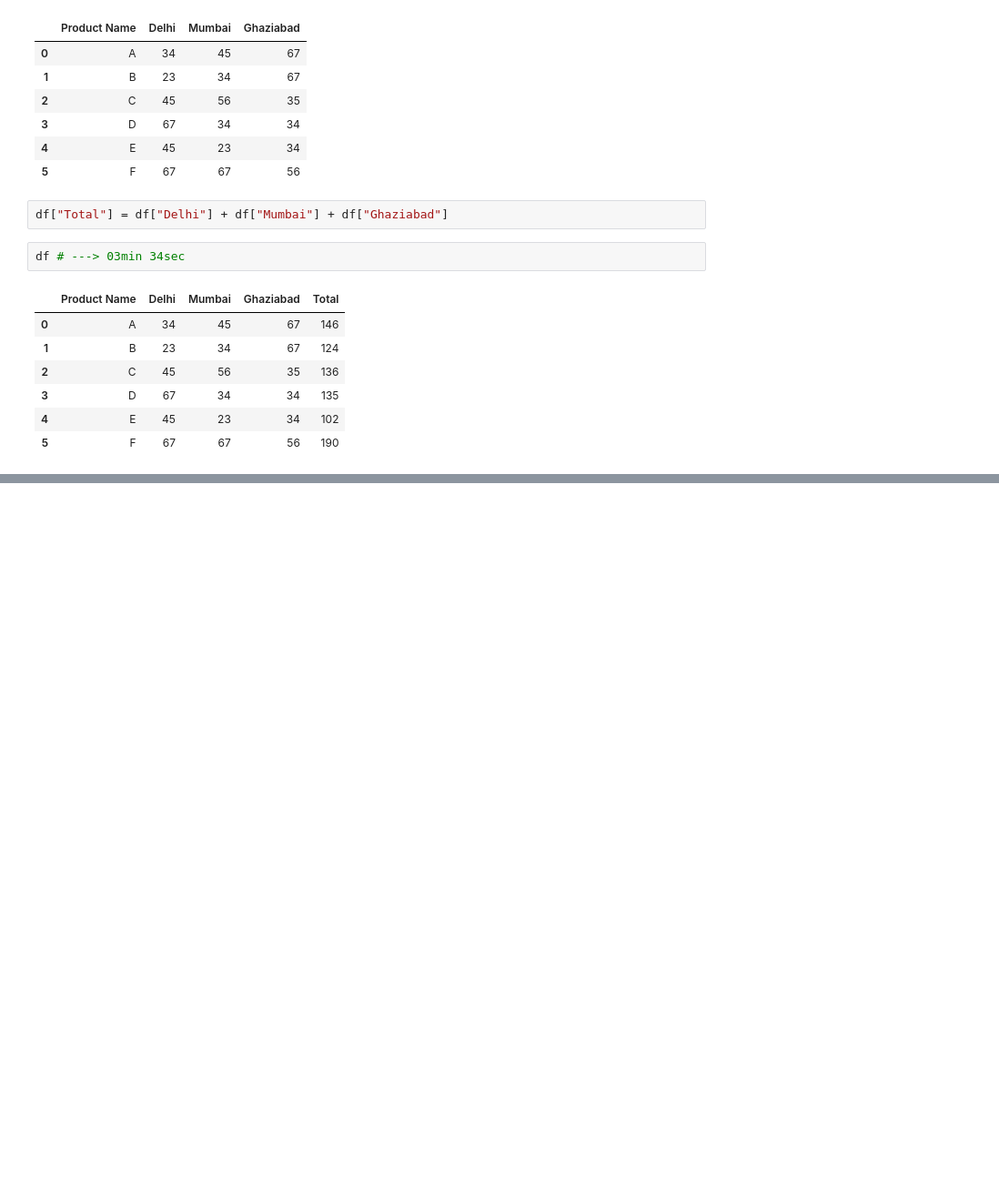
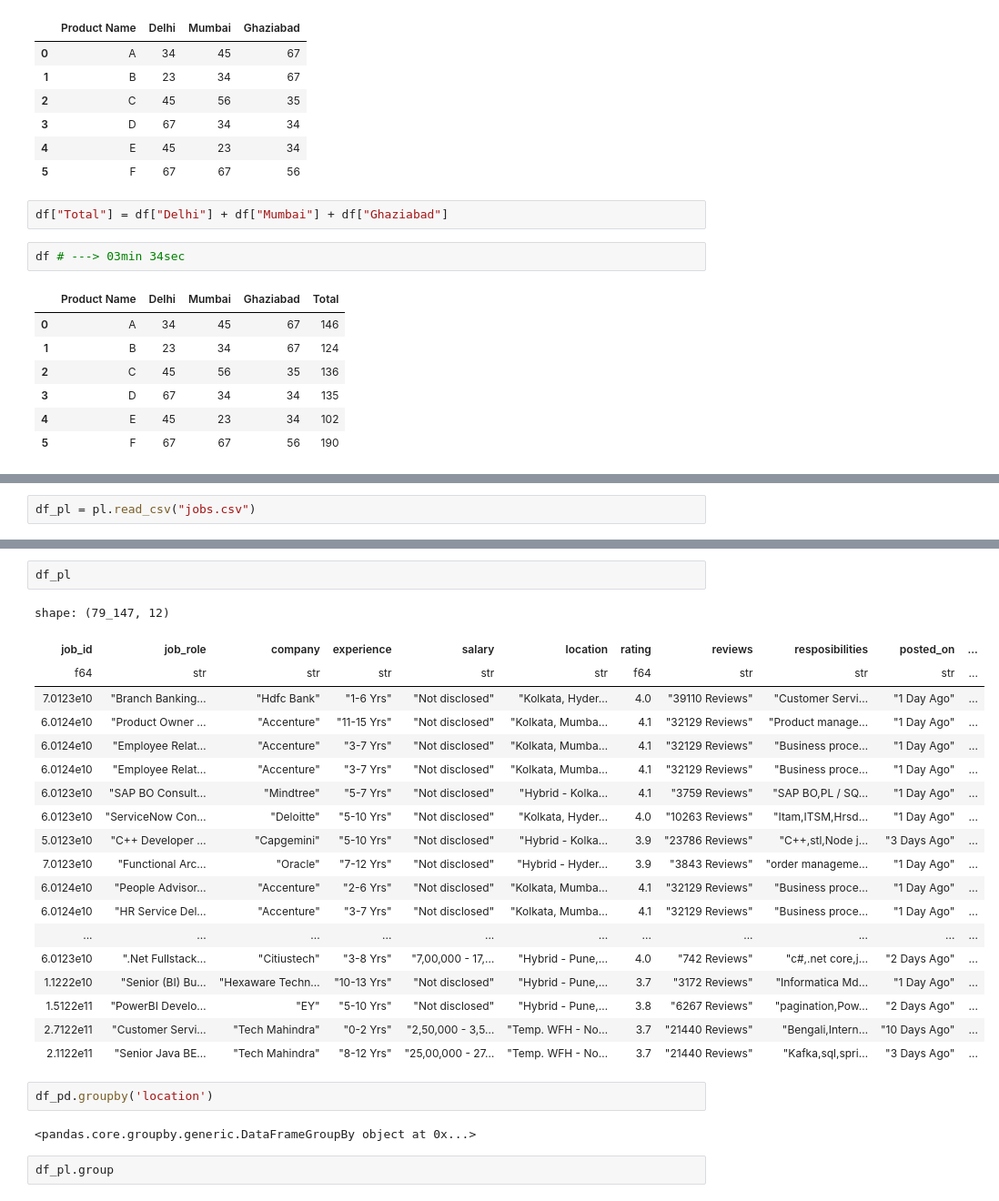
Before and after one commit to ChandrashekharRobbi/Excel-and-Pandas, a Jupyter notebook: Notebook 1.ipynb, the cells around one changed output, grey strips where cells are left out. Shown at 91% size. Saved outputs shown, nothing was run; the diff lists cells and outputs as text; blank space fills up the shorter version.

```diff
--- a/Notebook 1.ipynb
+++ b/Notebook 1.ipynb
@@ -100,0 +108,2 @@ we have to convert into
+# %%
+df_pl = pl.read_csv("jobs.csv")
@@ -100,0 +126,28 @@ we have to convert into
+# %%
+df_pl
+# %% [output]
+shape: (79_147, 12)
+| job_id | job_role | company | experience | salary | location | rating | reviews | resposibilities | posted_on | ... |
+| f64 | str | str | str | str | str | f64 | str | str | str | ... |
+| 7.0123e10 | "Branch Banking… | "Hdfc Bank" | "1-6 Yrs" | "Not disclosed" | "Kolkata, Hyder… | 4.0 | "39110 Reviews" | "Customer Servi… | "1 Day Ago" | ... |
+| 6.0124e10 | "Product Owner … | "Accenture" | "11-15 Yrs" | "Not disclosed" | "Kolkata, Mumba… | 4.1 | "32129 Reviews" | "Product manage… | "1 Day Ago" | ... |
+| 6.0124e10 | "Employee Relat… | "Accenture" | "3-7 Yrs" | "Not disclosed" | "Kolkata, Mumba… | 4.1 | "32129 Reviews" | "Business proce… | "1 Day Ago" | ... |
+| 6.0124e10 | "Employee Relat… | "Accenture" | "3-7 Yrs" | "Not disclosed" | "Kolkata, Mumba… | 4.1 | "32129 Reviews" | "Business proce… | "1 Day Ago" | ... |
+| 6.0123e10 | "SAP BO Consult… | "Mindtree" | "5-7 Yrs" | "Not disclosed" | "Hybrid - Kolka… | 4.1 | "3759 Reviews" | "SAP BO,PL / SQ… | "1 Day Ago" | ... |
+| 6.0123e10 | "ServiceNow Con… | "Deloitte" | "5-10 Yrs" | "Not disclosed" | "Kolkata, Hyder… | 4.0 | "10263 Reviews" | "Itam,ITSM,Hrsd… | "1 Day Ago" | ... |
+| 5.0123e10 | "C++ Developer … | "Capgemini" | "5-10 Yrs" | "Not disclosed" | "Hybrid - Kolka… | 3.9 | "23786 Reviews" | "C++,stl,Node j… | "3 Days Ago" | ... |
+| 7.0123e10 | "Functional Arc… | "Oracle" | "7-12 Yrs" | "Not disclosed" | "Hybrid - Hyder… | 3.9 | "3843 Reviews" | "order manageme… | "1 Day Ago" | ... |
+| 6.0124e10 | "People Advisor… | "Accenture" | "2-6 Yrs" | "Not disclosed" | "Kolkata, Mumba… | 4.1 | "32129 Reviews" | "Business proce… | "1 Day Ago" | ... |
+| 6.0124e10 | "HR Service Del… | "Accenture" | "3-7 Yrs" | "Not disclosed" | "Kolkata, Mumba… | 4.1 | "32129 Reviews" | "Business proce… | "1 Day Ago" | ... |
+| ... | ... | ... | ... | ... | ... | ... | ... | ... | ... | ... |
+| 6.0123e10 | ".Net Fullstack… | "Citiustech" | "3-8 Yrs" | "7,00,000 - 17,… | "Hybrid - Pune,… | 4.0 | "742 Reviews" | "c#,.net core,j… | "2 Days Ago" | ... |
+| 1.1222e10 | "Senior (BI) Bu… | "Hexaware Techn… | "10-13 Yrs" | "Not disclosed" | "Hybrid - Pune,… | 3.7 | "3172 Reviews" | "Informatica Md… | "1 Day Ago" | ... |
+| 1.5122e11 | "PowerBI Develo… | "EY" | "5-10 Yrs" | "Not disclosed" | "Hybrid - Pune,… | 3.8 | "6267 Reviews" | "pagination,Pow… | "2 Days Ago" | ... |
+| 2.7122e11 | "Customer Servi… | "Tech Mahindra" | "0-2 Yrs" | "2,50,000 - 3,5… | "Temp. WFH - No… | 3.7 | "21440 Reviews" | "Bengali,Intern… | "10 Days Ago" | ... |
+| 2.1122e11 | "Senior Java BE… | "Tech Mahindra" | "8-12 Yrs" | "25,00,000 - 27… | "Temp. WFH - No… | 3.7 | "21440 Reviews" | "Kafka,sql,spri… | "3 Days Ago" | ... |
+# %%
+df_pd.groupby('location')
+# %% [output]
+<pandas.core.groupby.generic.DataFrameGroupBy object at 0x...>
+# %%
+df_pl.group
```
Also changed, not shown: parts of 4 cells of this notebook.
